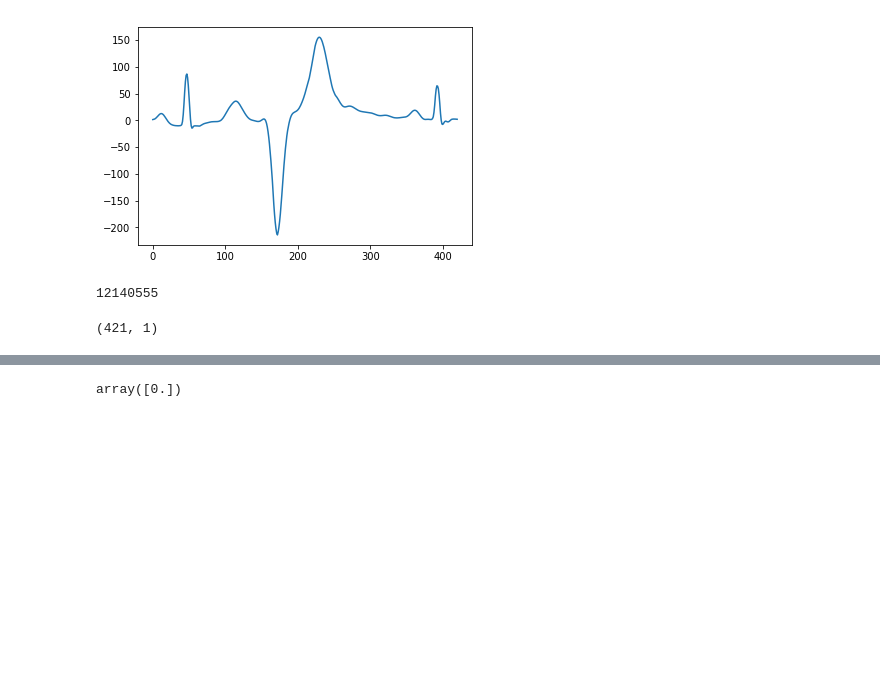
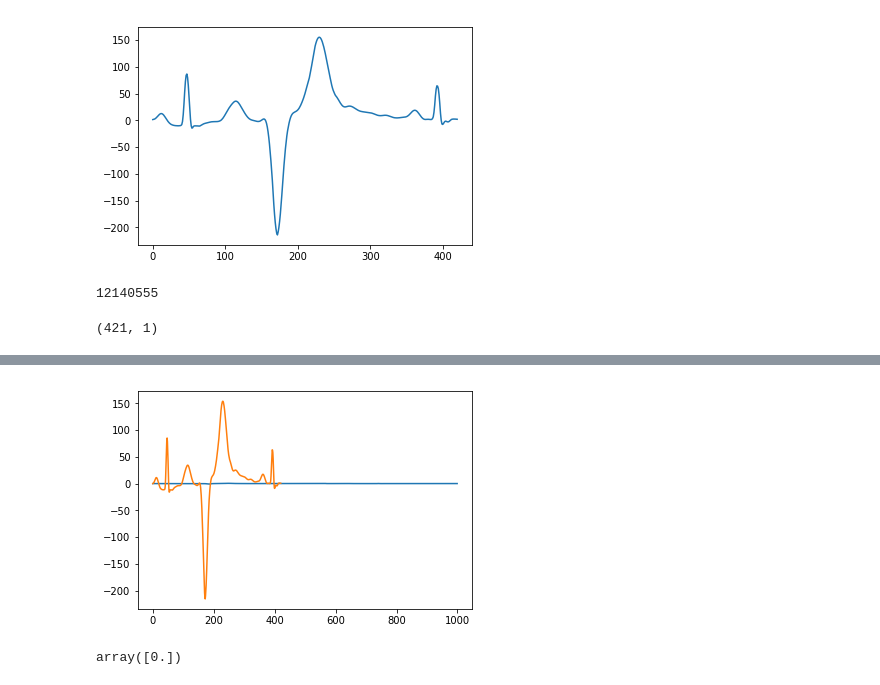
Before and after one commit to mpagung/babyproject, a Jupyter notebook: DTWTest.ipynb, the cells around one changed output, grey strips where cells are left out. Saved outputs shown, nothing was run; the diff lists cells and outputs as text; code cells hidden in the pictures; blank space fills up the shorter version.

```diff
--- a/DTWTest.ipynb
+++ b/DTWTest.ipynb
@@ -76,9 +83,9 @@ query.shape
 # %%
-(np.linspace(0.0, 0.0, loc).shape
+query=query.reshape(query.size,)
 query2 = np.concatenate((np.linspace(0.0, 0.0, loc), query)) + (data[loc] - query[0])
 
 plt.figure()
-plt.plot(data)
-plt.plot(query2)
+plt.plot(data[loc:loc+1000])
+plt.plot(query2[loc:loc+1000])
 plt.show()
 # %% [output]
@@ -86,3 +92,4 @@ SyntaxError: invalid syntax (<ipython-input-69-c7afe167e907>, line 2)
+[figure, added]
 # %%
 data[loc]
 # %% [output]
```
Also changed, not shown: parts of 5 cells of this notebook.
